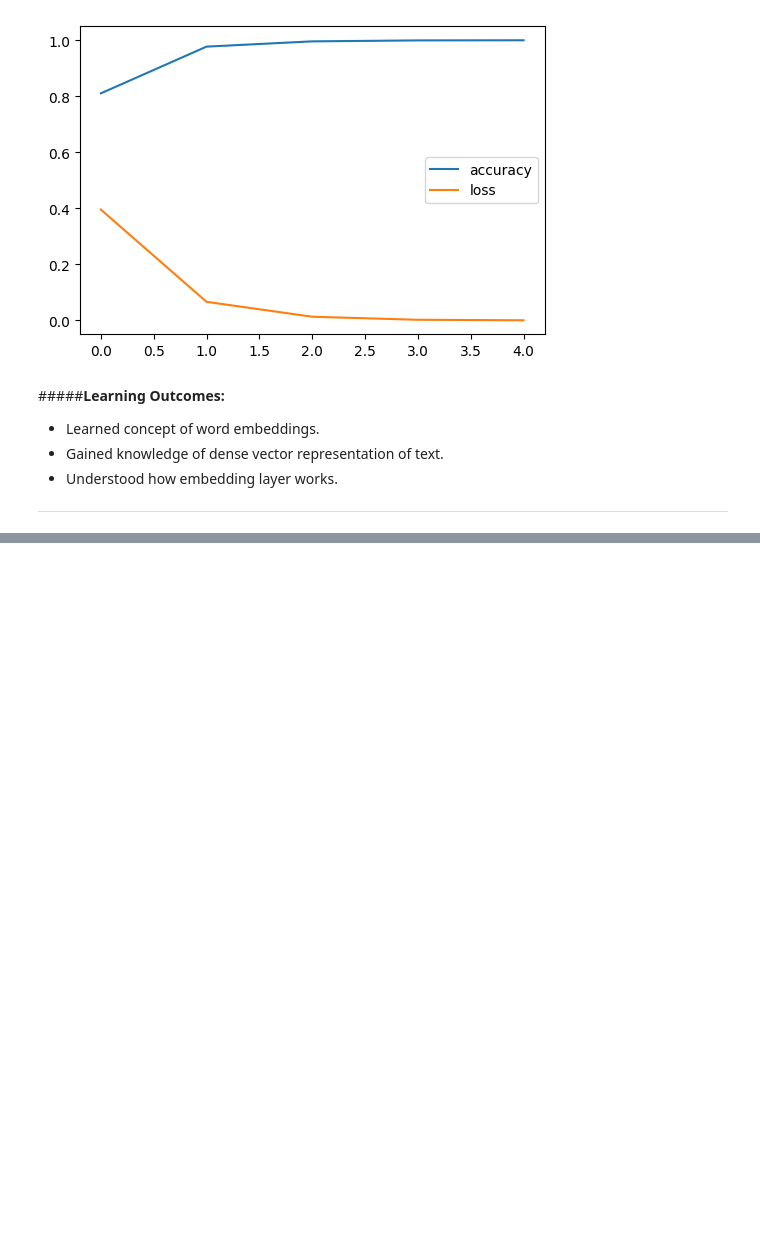
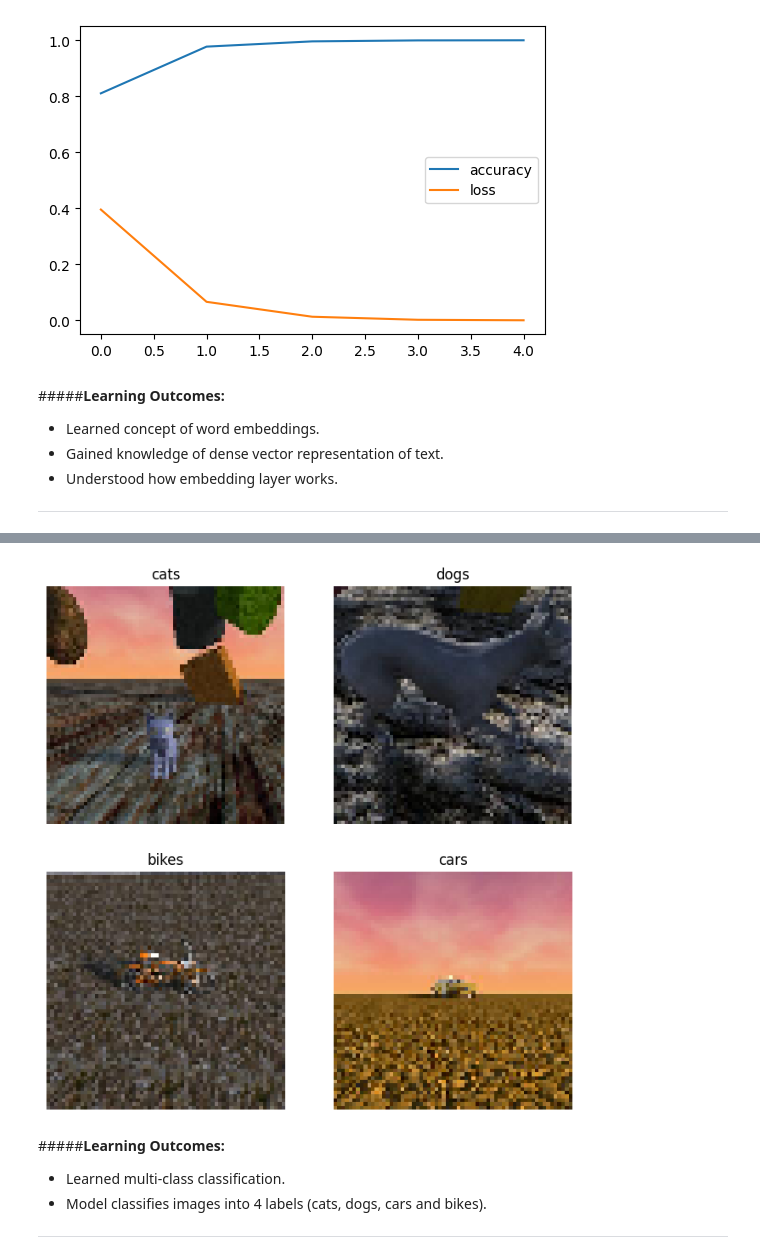
Before and after one commit to danish-khan962/ADGIPS-LabFiles, a Jupyter notebook: Advances in Deep Learning (ADL) Lab/ADL_Lab.ipynb, the cells around one changed output, grey strips where cells are left out. Saved outputs shown, nothing was run; the diff lists cells and outputs as text; code cells hidden in the pictures; blank space fills up the shorter version.

```diff
--- a/Advances in Deep Learning (ADL) Lab/ADL_Lab.ipynb
+++ b/Advances in Deep Learning (ADL) Lab/ADL_Lab.ipynb
@@ -680,0 +794,19 @@ Test Accuracy:  0.8520399928092957
+# %%
+# Building the base model
+model = models.Sequential([
+    layers.Conv2D(32, (3,3), activation='relu', input_shape=(64,64,3)),
+    layers.MaxPooling2D((2,2)),
+    layers.Conv2D(64, (3,3), activation='relu'),
+    layers.MaxPooling2D((2,2)),
+    layers.Flatten(),
+    layers.Dense(128, activation='relu'),
+    layers.Dense(train_data.num_classes, activation='softmax')
+])
+
+# Compiling the model
+model.compile(loss = tf.keras.losses.CategoricalCrossentropy(),
+              optimizer = tf.keras.optimizers.Adam(learning_rate=0.001),
+              metrics=['accuracy'])
+
+# Training the model
+history = model.fit(train_data, epochs=5, verbose=1)
@@ -680,0 +824,27 @@ Test Accuracy:  0.8520399928092957
+# %%
+import numpy as np
+import matplotlib.pyplot as plt
+# Get class labels
+class_names = list(train_data.class_indices.keys())
+# Get one batch
+images, labels = next(train_data)
+# Pick 4 random images
+indices = np.random.choice(len(images), 4)
+plt.figure(figsize=(8,8))
+for i, idx in enumerate(indices):
+    img = images[idx]
+    # Predict
+    pred = model.predict(img.reshape(1,64,64,3), verbose=0)
+    pred_class = class_names[np.argmax(pred)]
+    plt.subplot(2,2,i+1)
+    plt.imshow(img)
+    plt.title(pred_class)
+    plt.axis('off')
+plt.show()
+# %% [output]
+[figure, added]
+# %% [markdown]
+#####**Learning Outcomes:**
+* Learned multi-class classification.
+* Model classifies images into 4 labels (cats, dogs, cars and bikes).
+---
```
Also changed, not shown: parts of 33 cells of this notebook.
